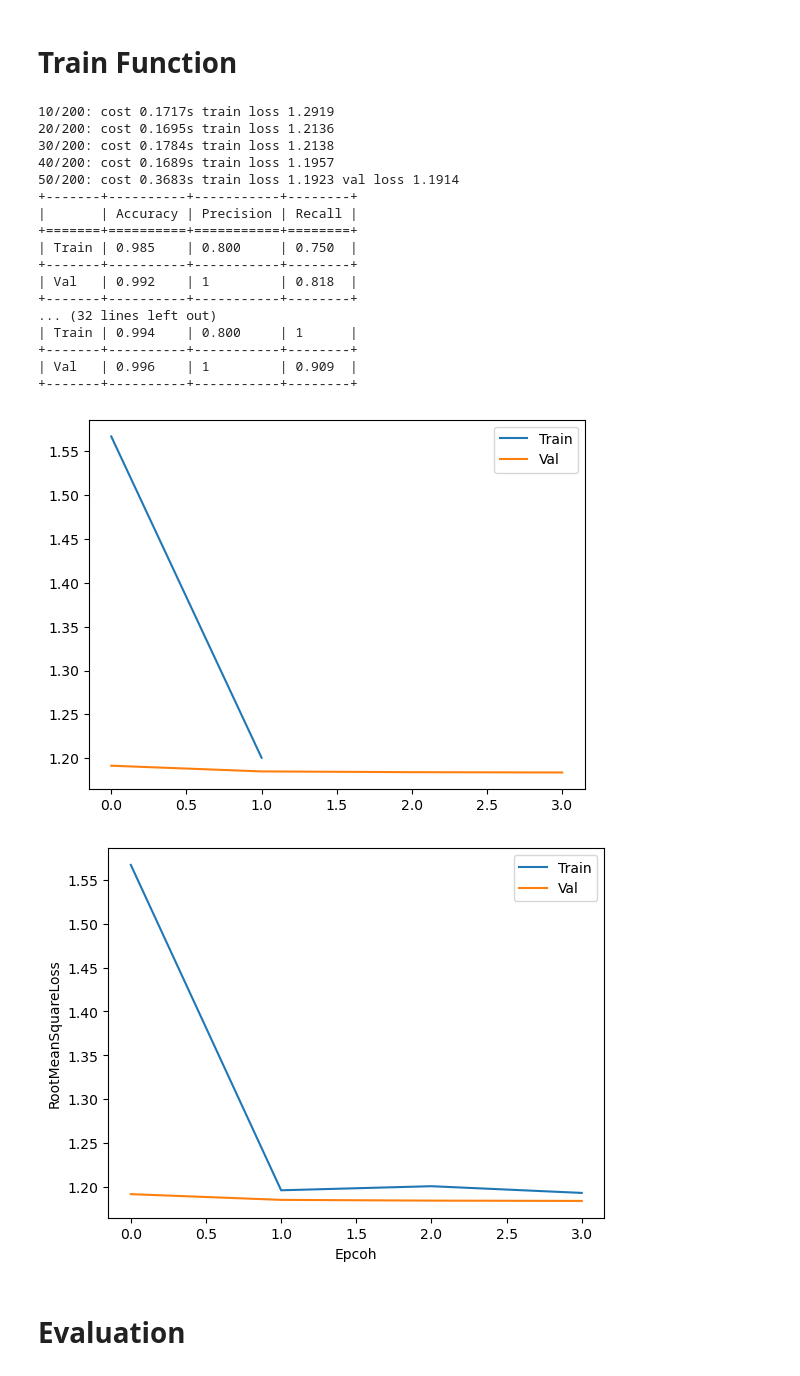
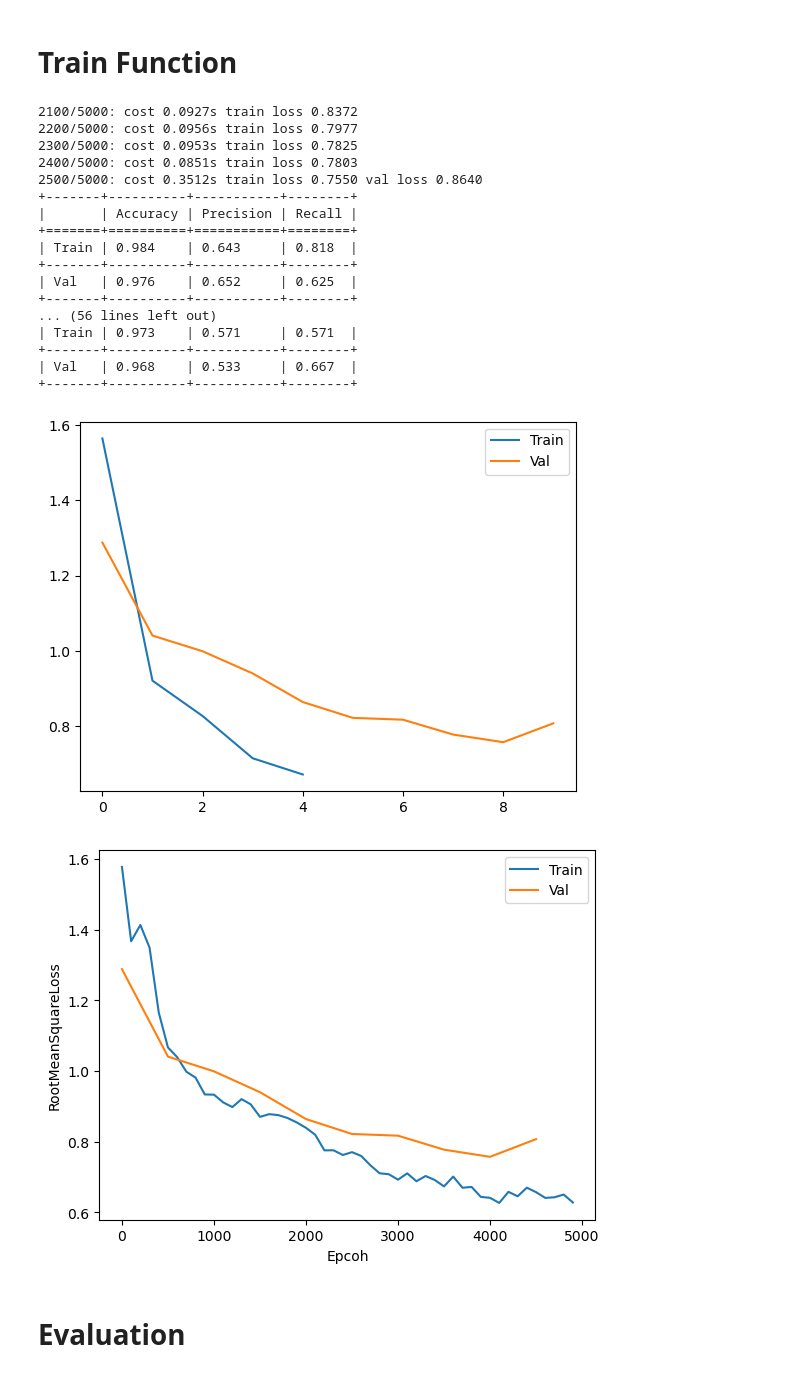
Before and after one commit to YC0806/2023-Yuchen, a Jupyter notebook: BaseLine_GCN .ipynb, the cells around one changed output. Cells and saved outputs as stored; diff of their text form; code cells hidden in the pictures.

Commit message:
Kaggle Notebook | TGAE2_BaseLine_GCN | Version 2

```diff
--- a/BaseLine_GCN .ipynb
+++ b/BaseLine_GCN .ipynb
@@ -682,6 +688,12 @@ class BatchSignal():
 
         for i_batch, (i_signal,_) in enumerate(self.batch_index):
             signal = signals[i_signal]
+
+            while signal.snapshot_count < seq_len:
+                new_index = np.random.randint(low=0, high=len(signals))
+                signal = signals[new_index]
+                self.batch_index[i_batch] = [new_index, 0]
+
             node_attr_split = signal.node_attr.tensor_split(signal.node_flag)
             node_index_split = signal.node_index.tensor_split(signal.node_flag)
             edge_index_split = signal.edge_index.tensor_split(signal.edge_flag, dim=1)
@@ -724,28 +736,9 @@ class BatchSignal():
         self.edge_index = torch.cat([_batch.edge_index for _batch in batch_list], dim=1)
         self.y = torch.cat([_batch.y for _batch in batch_list], dim=0)
         self.batch_index_dict = [batch._slice_dict for batch in batch_list]
-        self.batch_inc_dict = [batch._inc_dict for batch in batch_list]
 
         self.node_flag = torch.LongTensor(node_flag_list)[:-1]
         self.edge_flag = torch.LongTensor(edge_flag_list)[:-1]
-
-        self.seq_len = seq_len
-
-    def get_adj_list(self, split_batch=True):
-        batch_edge_index = self.edge_index
-        batch_edge_flag = self.edge_flag
-        batch_edge_index_split = torch.tensor_split(batch_edge_index, batch_edge_flag, dim=1)
-
-        if split_batch:
-            adj_list = []
-            batch_index_dict = self.batch_index_dict
-            batch_inc_dict = self.batch_inc_dict
-            for i_series in range(self.seq_len):
-                edge_index_split = torch.tensor_split(batch_edge_index_split[i_series], batch_index_dict[i_series]['edge_index'][1:-1], dim=1)
-                adj_list += [torch.clamp(to_dense_adj(_edge_index-inc)[0], min=0, max=1) for _edge_index, inc in zip(edge_index_split,batch_inc_dict[i_series]['edge_index'])]
-        else:
-            adj_list = [torch.clamp(to_dense_adj(_edge_index)[0], min=0, max=1) for _edge_index in batch_edge_index_split]
-        return adj_list
 
     def to(self, device):
         self.node_attr = self.node_attr.to(device)
@@ -804,7 +797,8 @@ def test_loop(signal, model, loss_fn, optimizer, device, split_loss: bool = Fals
             return total_loss.cpu().detach().numpy()
 # %%
 BATCH_SIZE = 30
-MIN_LEN = min([signal.snapshot_count for signal in signals_train])
+# MIN_LEN = min([signal.snapshot_count for signal in signals_train])
+MIN_LEN = 15
 # %% [markdown]
 # Evaluation Function
 # %%
@@ -875,7 +869,7 @@ def train_function(num_epoch):
             batch_signal = BatchSignal(signals=signals_train, batch_size=BATCH_SIZE, seq_len=MIN_LEN).to(device)
         train_losses = train_loop(batch_signal, model, loss_f, optimizer, device, split_loss=False)
 
-        if i_epoch % 50 == 0:
+        if i_epoch % 500 == 0:
             batch_node_losses = test_loop(batch_signal, model, loss_f, optimizer, device, split_loss=True)
 #             anomaly_threshold = np.percentile(np.concatenate(batch_node_lo.sses), 999)
 #             train_accuracy, train_precision, train_recall = batch_node_eval_func(batch_signal, batch_node_losses, anomaly_threshold)
@@ -908,7 +902,7 @@ def train_function(num_epoch):
         else:
             _end = time.time()
             history_train.append(np.mean(train_losses))
-            if i_epoch % 10 == 0:
+            if i_epoch % 100 == 0:
                 print(f"{i_epoch+GLOBAL_EPOCH}/{num_epoch+GLOBAL_EPOCH}: cost {_end-_start:.4f}s train loss {np.mean(train_losses):.4f}")
     GLOBAL_EPOCH += num_epoch
     return (history_train,history_val)
@@ -916,42 +910,42 @@ def train_function(num_epoch):
 history_train_list = []
 history_val_list = []
 # %%
-history_train, history_val = train_function(200)
+history_train, history_val = train_function(3000)
 history_train_list += history_train
 history_val_list += history_val
-plt.plot(history_train_list[1::100],label="Train")
+plt.plot(history_train_list[1::1000],label="Train")
 plt.plot(history_val_list,label="Val")
 plt.legend()
 torch.save(model,f"TGAE2_GRUConv_{GLOBAL_EPOCH}_{np.mean(history_train_list[-1]):.4f}_{np.mean(history_val_list[-1]):.4f}.model")
 # %% [output]
-10/200: cost 0.1717s train loss 1.2919
-20/200: cost 0.1695s train loss 1.2136
-30/200: cost 0.1784s train loss 1.2138
-40/200: cost 0.1689s train loss 1.1957
-50/200: cost 0.3683s train loss 1.1923 val loss 1.1914
+2100/5000: cost 0.0927s train loss 0.8372
+2200/5000: cost 0.0956s train loss 0.7977
+2300/5000: cost 0.0953s train loss 0.7825
+2400/5000: cost 0.0851s train loss 0.7803
+2500/5000: cost 0.3512s train loss 0.7550 val loss 0.8640
 +-------+----------+-----------+--------+
 |       | Accuracy | Precision | Recall |
 +=======+==========+===========+========+
-| Train | 0.985    | 0.800     | 0.750  |
+| Train | 0.984    | 0.643     | 0.818  |
 +-------+----------+-----------+--------+
-| Val   | 0.992    | 1         | 0.818  |
+| Val   | 0.976    | 0.652     | 0.625  |
 +-------+----------+-----------+--------+
-... (32 lines left out)
-| Train | 0.994    | 0.800     | 1      |
+... (56 lines left out)
+| Train | 0.973    | 0.571     | 0.571  |
 +-------+----------+-----------+--------+
-| Val   | 0.996    | 1         | 0.909  |
+| Val   | 0.968    | 0.533     | 0.667  |
 +-------+----------+-----------+--------+
-[figure, old version]
+[figure, new version]
 # %%
-plt.plot(history_train_list[1::50],label="Train")
-plt.plot(history_val_list,label="Val")
+plt.plot(np.arange(0,len(history_train_list), 100), history_train_list[::100],label="Train")
+plt.plot(np.arange(0,len(history_train_list), 500), history_val_list,label="Val")
 # plt.xticks(np.arange(0,len(history_val_list)+1,10), np.arange(0,len(history_val_list)*50+1,100))
 plt.ylabel("RootMeanSquareLoss")
 plt.xlabel("Epcoh")
 plt.legend()
-plt.savefig(f'InnerProductDecoder_{GLOBAL_EPOCH}_{np.mean(history_train_list[-1]):.4f}_{np.mean(history_val_list[-1]):.4f}.png')
+plt.savefig(f'Baseline_GCN_{GLOBAL_EPOCH}_{np.mean(history_train_list[-1]):.4f}_{np.mean(history_val_list[-1]):.4f}.png')
 # %% [output]
-[figure, old version]
+[figure, new version]
 # %%
 history_dict = {
     'train': history_train_list,
```
Also changed, not shown: parts of 8 cells of this notebook.
